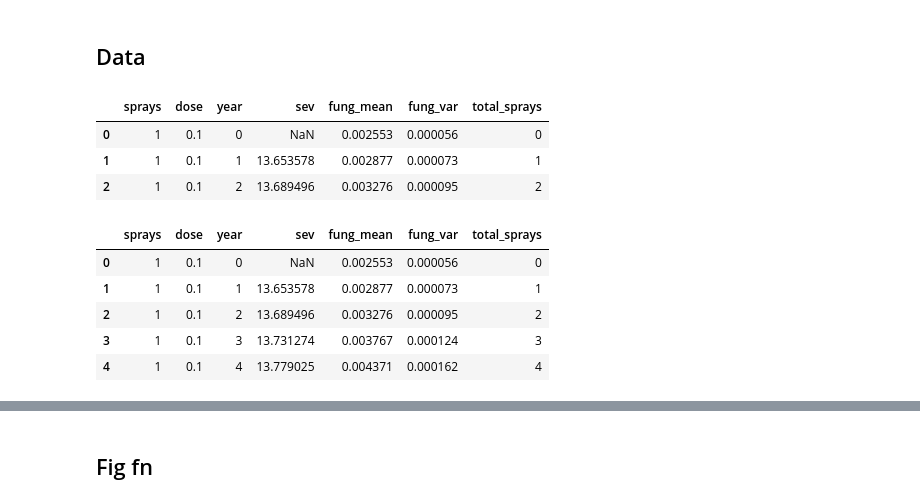
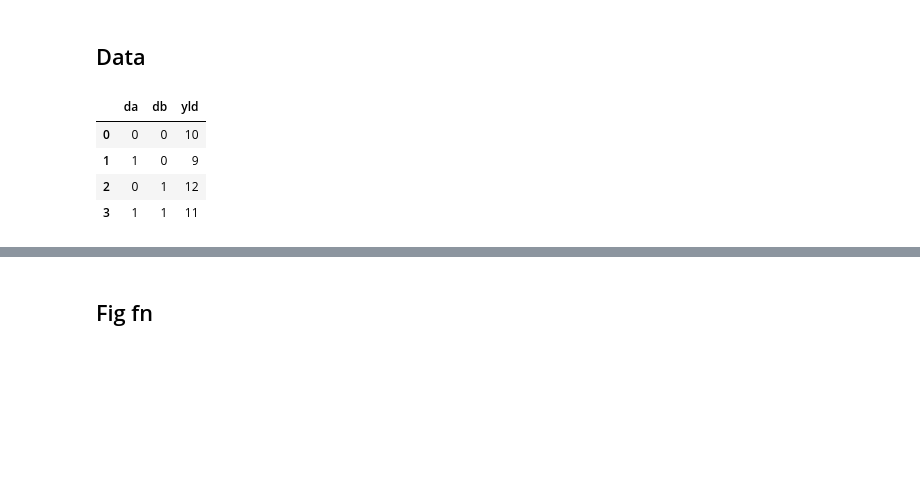
Before and after one commit to nt409/quant-res-doses, a Jupyter notebook: notebooks/102_fig2.ipynb, the cells around one changed output, grey strips where cells are left out. Cells and saved outputs as stored; diff of their text form; code cells hidden in the pictures; blank space fills up the shorter version.

```diff
--- a/notebooks/101_fig2.ipynb
+++ b/notebooks/102_fig2.ipynb
@@ -56,45 +56,25 @@ COLZ = sns.color_palette('muted').as_hex()
 # %% [markdown]
 ## Data
 # %%
-df_in = (
-    # pd.read_csv('../outputs/combined/fig1/no_dec_hg2.csv')
-    # pd.read_csv('../outputs/combined/fig1/d240_hg95.csv')
-    # pd.read_csv('../outputs/combined/fig1/dhg.csv')
-    # pd.read_csv('../outputs/combined/fig1/no_dd_hg_dc.csv')
-    # pd.read_csv('../outputs/combined/fig1/mutation_zero.csv')
-    pd.read_csv('../outputs/combined/fig1/500_50.csv')
-    .assign(total_sprays = lambda df: df.sprays * df.year)
-)
+# df_in = (
+#     pd.read_csv('../outputs/combined/fig1/500_50.csv')
+#     .assign(total_sprays = lambda df: df.sprays * df.year)
+# )
 
-df_in.head(3)
+# df_in.head(3)
-# %% [output]
-|  | sprays | dose | year | sev | fung_mean | fung_var | total_sprays |
-| 0 | 1 | 0.1 | 0 | NaN | 0.002553 | 0.000056 | 0 |
-| 1 | 1 | 0.1 | 1 | 13.653578 | 0.002877 | 0.000073 | 1 |
-| 2 | 1 | 0.1 | 2 | 13.689496 | 0.003276 | 0.000095 | 2 |
-# %%
-# TO ADD DIFFERENCE IN FUNG MEAN:
-# df_use = (
-#     df_in
-#     .join(
-#     (
-#         df_in
-#         .groupby(['sprays', 'dose'])
-#         .diff()
-#         .loc[:, ['fung_mean']]
-#         .shift(-1)
-#         .rename(columns = {'fung_mean': 'mean_diff'})
-#     )
-#     )
-# )
-# df_use.head(18)
-
-df_use = df_in
-df_use.head()
-# %% [output]
-|  | sprays | dose | year | sev | fung_mean | fung_var | total_sprays |
-| 0 | 1 | 0.1 | 0 | NaN | 0.002553 | 0.000056 | 0 |
-| 1 | 1 | 0.1 | 1 | 13.653578 | 0.002877 | 0.000073 | 1 |
-| 2 | 1 | 0.1 | 2 | 13.689496 | 0.003276 | 0.000095 | 2 |
-| 3 | 1 | 0.1 | 3 | 13.731274 | 0.003767 | 0.000124 | 3 |
-| 4 | 1 | 0.1 | 4 | 13.779025 | 0.004371 | 0.000162 | 4 |
+# %%
+df = pd.DataFrame(
+    dict(
+        da=[0,1,0,1],
+        db=[0,0,1,1],
+        yld=[10,9,12,11],
+    )
+)
+
+df
+# %% [output]
+|  | da | db | yld |
+| 0 | 0 | 0 | 10 |
+| 1 | 1 | 0 | 9 |
+| 2 | 0 | 1 | 12 |
+| 3 | 1 | 1 | 11 |
```
Also changed, not shown: parts of 5 cells of this notebook, 1 other file.
